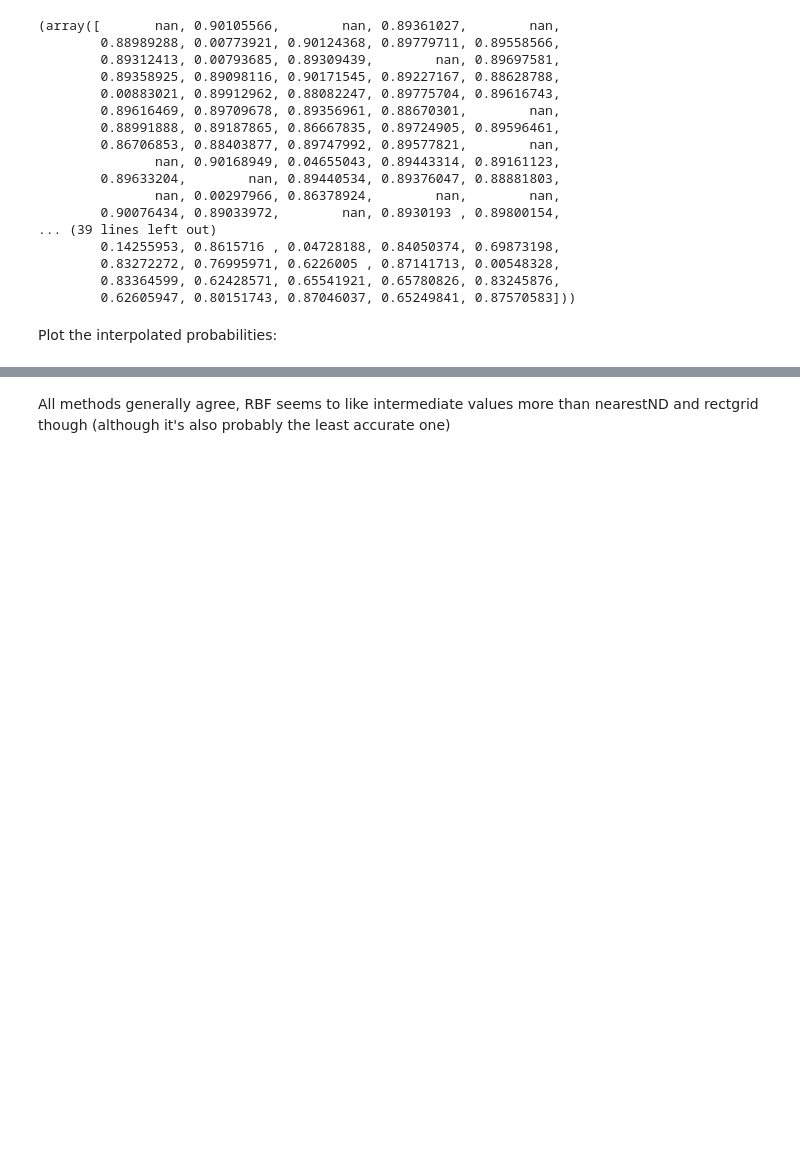
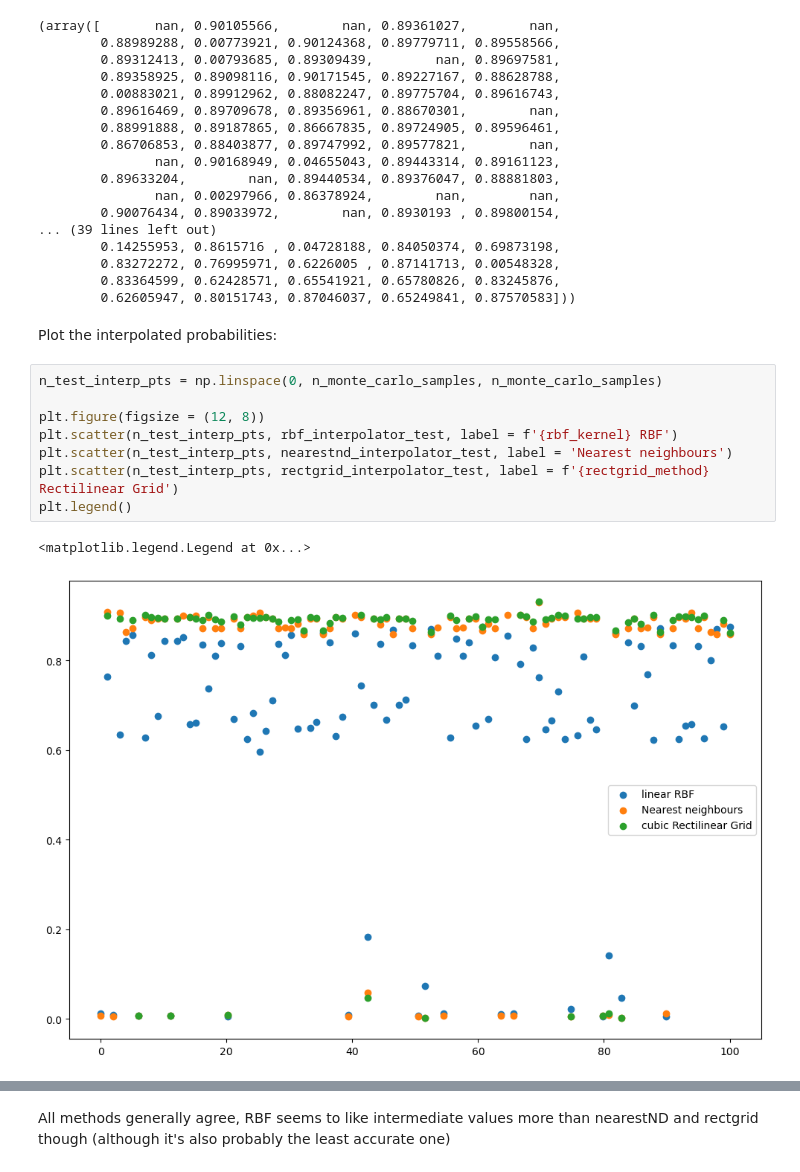
Before and after one commit to ia-chow/Thesis, a Jupyter notebook: speed_radiant_difference/monte_carlo_granvik_model.ipynb, the cells around one changed output, grey strips where cells are left out. Drawn from its saved outputs; the diff is of its cells as text; blank space fills up the shorter version.

```diff
--- a/speed_radiant_difference/monte_carlo_granvik_model.ipynb
+++ b/speed_radiant_difference/monte_carlo_granvik_model.ipynb
@@ -430,4 +461,15 @@ rectgrid_interpolator_test, nearestnd_interpolator_test, rbf_interpolator_test
         0.62605947, 0.80151743, 0.87046037, 0.65249841, 0.87570583]))
 # %% [markdown]
 Plot the interpolated probabilities:
+# %%
+n_test_interp_pts = np.linspace(0, n_monte_carlo_samples, n_monte_carlo_samples)
+
+plt.figure(figsize = (12, 8))
+plt.scatter(n_test_interp_pts, rbf_interpolator_test, label = f'{rbf_kernel} RBF')
+plt.scatter(n_test_interp_pts, nearestnd_interpolator_test, label = 'Nearest neighbours')
+plt.scatter(n_test_interp_pts, rectgrid_interpolator_test, label = f'{rectgrid_method} Rectilinear Grid')
+plt.legend()
+# %% [output]
+<matplotlib.legend.Legend at 0x...>
+[figure, added]
 # %%
```
Also changed, not shown: parts of 54 cells of this notebook, 1 other file.
